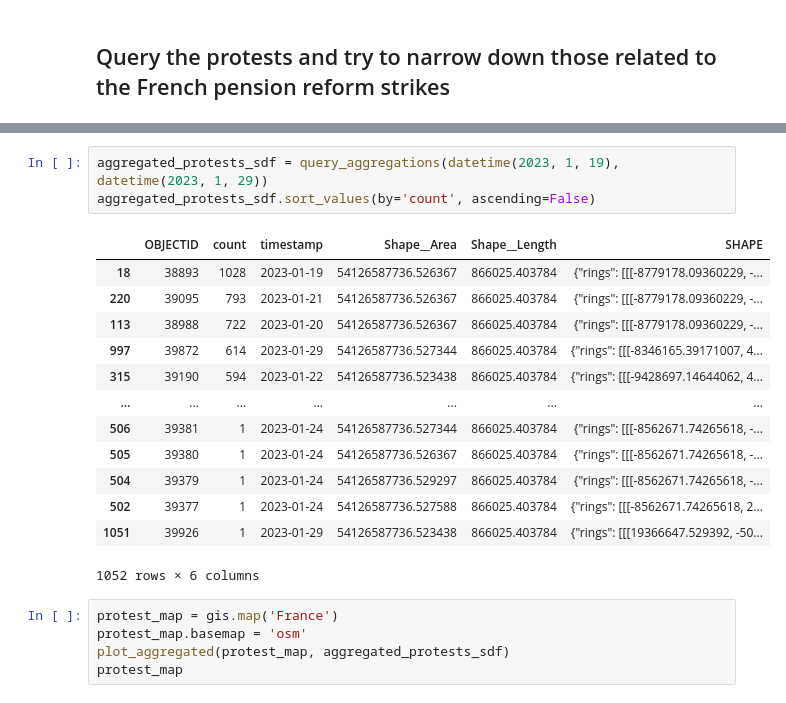
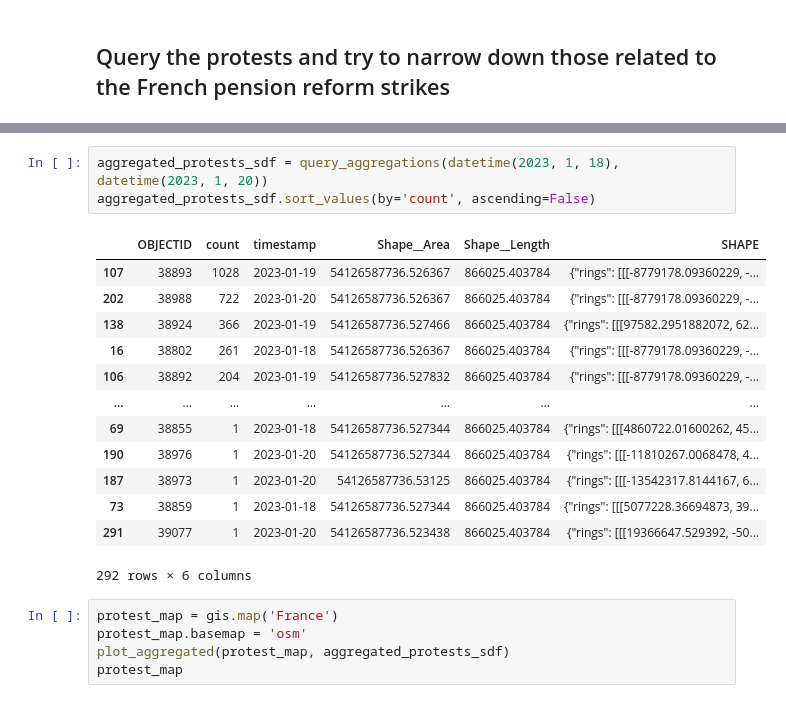
Before and after one commit to Geospatial-AI-DE/georapid-py, a Jupyter notebook: notebooks/Querying Protests Worldwide.ipynb, the cells around one changed output, grey strips where cells are left out. Cells and saved outputs as stored; diff of their text form.

Commit message:
Updated the protests notebook

```diff
--- a/notebooks/Querying Protests Worldwide.ipynb
+++ b/notebooks/Querying Protests Worldwide.ipynb
@@ -93,22 +93,22 @@ MapView(layout=Layout(height='400px', width='100%'))
 [interactive output not drawn]
 [interactive output not drawn]
 # %%
-aggregated_protests_sdf = query_aggregations(datetime(2023, 1, 19), datetime(2023, 1, 29))
+aggregated_protests_sdf = query_aggregations(datetime(2023, 1, 18), datetime(2023, 1, 20))
 aggregated_protests_sdf.sort_values(by='count', ascending=False)
 # %% [output]
 |  | OBJECTID | count | timestamp | Shape__Area | Shape__Length | SHAPE |
-| 18 | 38893 | 1028 | 2023-01-19 | 54126587736.526367 | 866025.403784 | {"rings": [[[-8779178.09360229, -... |
-| 220 | 39095 | 793 | 2023-01-21 | 54126587736.526367 | 866025.403784 | {"rings": [[[-8779178.09360229, -... |
-| 113 | 38988 | 722 | 2023-01-20 | 54126587736.526367 | 866025.403784 | {"rings": [[[-8779178.09360229, -... |
-| 997 | 39872 | 614 | 2023-01-29 | 54126587736.527344 | 866025.403784 | {"rings": [[[-8346165.39171007, 4... |
-| 315 | 39190 | 594 | 2023-01-22 | 54126587736.523438 | 866025.403784 | {"rings": [[[-9428697.14644062, 4... |
+| 107 | 38893 | 1028 | 2023-01-19 | 54126587736.526367 | 866025.403784 | {"rings": [[[-8779178.09360229, -... |
+| 202 | 38988 | 722 | 2023-01-20 | 54126587736.526367 | 866025.403784 | {"rings": [[[-8779178.09360229, -... |
+| 138 | 38924 | 366 | 2023-01-19 | 54126587736.527466 | 866025.403784 | {"rings": [[[97582.2951882072, 62... |
+| 16 | 38802 | 261 | 2023-01-18 | 54126587736.526367 | 866025.403784 | {"rings": [[[-8779178.09360229, -... |
+| 106 | 38892 | 204 | 2023-01-19 | 54126587736.527832 | 866025.403784 | {"rings": [[[-8779178.09360229, -... |
 | ... | ... | ... | ... | ... | ... | ... |
-| 506 | 39381 | 1 | 2023-01-24 | 54126587736.527344 | 866025.403784 | {"rings": [[[-8562671.74265618, -... |
-| 505 | 39380 | 1 | 2023-01-24 | 54126587736.526367 | 866025.403784 | {"rings": [[[-8562671.74265618, -... |
-| 504 | 39379 | 1 | 2023-01-24 | 54126587736.529297 | 866025.403784 | {"rings": [[[-8562671.74265618, -... |
-| 502 | 39377 | 1 | 2023-01-24 | 54126587736.527588 | 866025.403784 | {"rings": [[[-8562671.74265618, 2... |
-| 1051 | 39926 | 1 | 2023-01-29 | 54126587736.523438 | 866025.403784 | {"rings": [[[19366647.529392, -50... |
+| 69 | 38855 | 1 | 2023-01-18 | 54126587736.527344 | 866025.403784 | {"rings": [[[4860722.01600262, 45... |
+| 190 | 38976 | 1 | 2023-01-20 | 54126587736.527344 | 866025.403784 | {"rings": [[[-11810267.0068478, 4... |
+| 187 | 38973 | 1 | 2023-01-20 | 54126587736.53125 | 866025.403784 | {"rings": [[[-13542317.8144167, 6... |
+| 73 | 38859 | 1 | 2023-01-18 | 54126587736.527344 | 866025.403784 | {"rings": [[[5077228.36694873, 39... |
+| 291 | 39077 | 1 | 2023-01-20 | 54126587736.523438 | 866025.403784 | {"rings": [[[19366647.529392, -50... |
-1052 rows × 6 columns
+292 rows × 6 columns
 # %%
 protest_map = gis.map('France')
 protest_map.basemap = 'osm'
```
Also changed, not shown: parts of 1 cell of this notebook.
